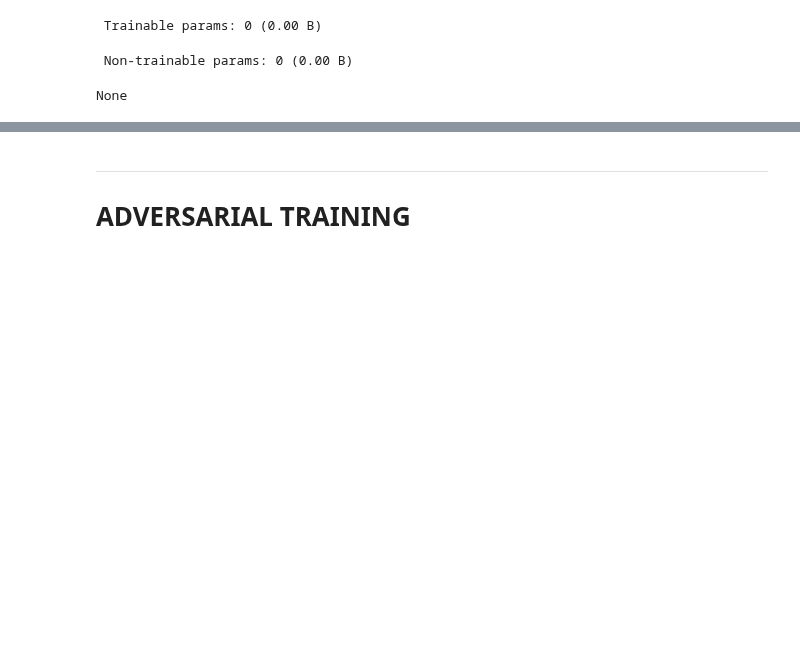
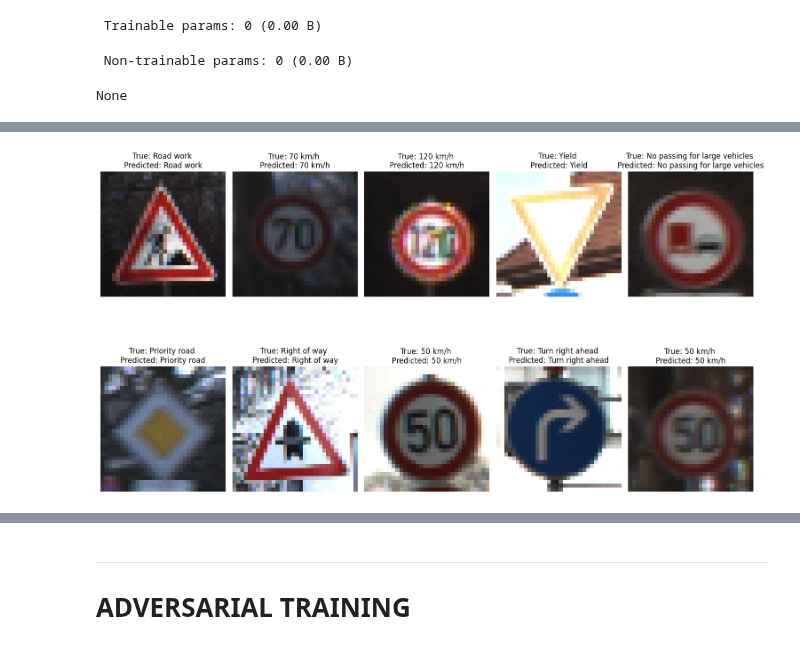
Before and after one commit to ro-jo-mo/Dissertation-Verifying-NN, a Jupyter notebook: CV.ipynb, the cells around one changed output, grey strips where cells are left out. Saved outputs shown, nothing was run; the diff lists cells and outputs as text; code cells hidden in the pictures; blank space fills up the shorter version.

```diff
--- a/CV.ipynb
+++ b/CV.ipynb
@@ -290,0 +289,29 @@ F1-score (macro): 0.9975
+# %%
+def show_predictions(model,n):
+    images = []
+    labels = []
+    for img,label in dataset.take(n):
+        images.extend(img)
+        labels.extend(label)
+    images = np.array(images)
+    labels = np.array(labels)
+    predictions = model.predict(images)
+
+
+    predicted_classes = np.argmax(predictions, axis=1)
+
+    plt.figure(figsize=(15, 10))
+    for i in range(n):
+        true = labels[i]
+        pred = predicted_classes[i]
+        img = images[i]
+        plt.subplot(2, 5, i + 1)
+        plt.imshow(img.astype("uint8"))
+        plt.title(f"True: {LABELS[true]} \nPredicted: {LABELS[pred]}")
+        plt.axis("off")
+
+    plt.tight_layout()
+    plt.show()
+
+show_predictions(model,10)
+# %% [output]
@@ -290,0 +320 @@ F1-score (macro): 0.9975
+[figure, added]
```
Also changed, not shown: parts of 11 cells of this notebook, 2 other files.
